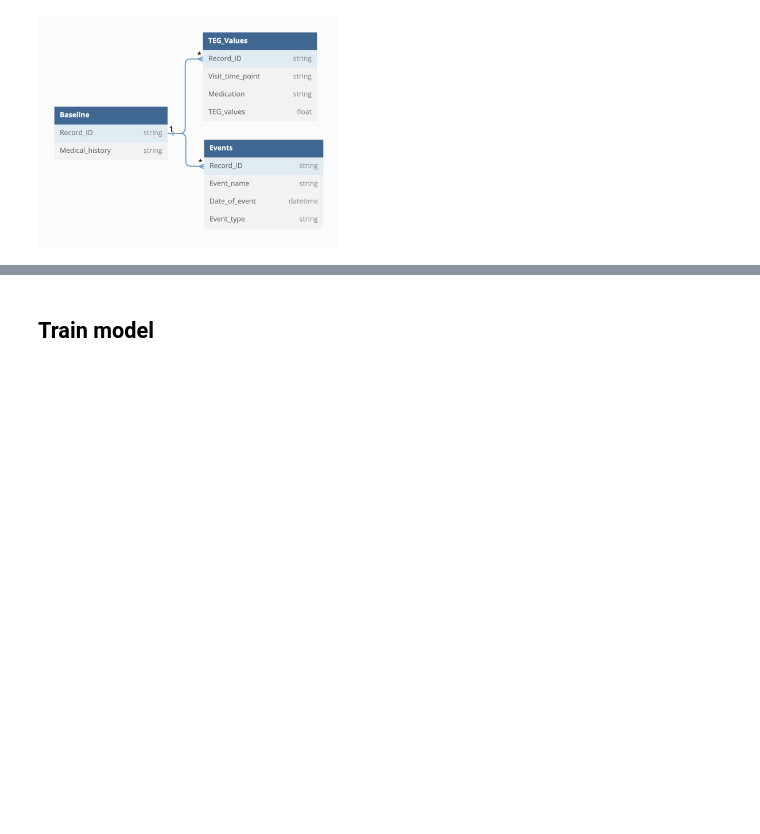
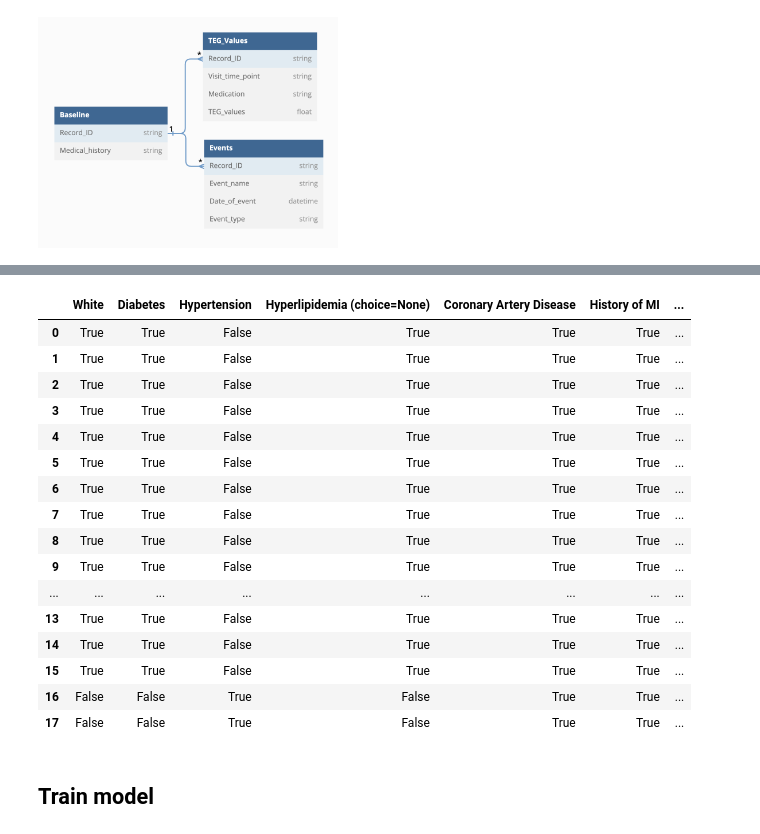
Before and after one commit to kstack21/CapstoneC2023, a Jupyter notebook: steps.ipynb, the cells around one changed output, grey strips where cells are left out. Saved outputs shown, nothing was run; the diff lists cells and outputs as text; code cells hidden in the pictures; blank space fills up the shorter version.

```diff
--- a/steps.ipynb
+++ b/steps.ipynb
@@ -89,0 +76,5 @@ merged_df
+# %%
+# Count the number of events for each 'Record_ID' in events_df
+event_counts = events_df['Record ID'].value_counts().reset_index()
+event_counts.columns = ['Record ID', 'Events']
+event_counts
@@ -90,17 +99,6 @@ merged_df
 # %%
-# Assuming your dataframes are named 'baseline_df', 'tegValues_df', and 'events_df'
-# Merge baseline_df and tegValues_df based on 'Record_ID'
-merged_df = tegValues_df.merge(baseline_df[['Record_ID', 'comorbidities']], on='Record_ID', how='left')
-
-# Count the number of events for each 'Record_ID' in events_df
-event_counts = events_df['Record_ID'].value_counts().reset_index()
-event_counts.columns = ['Record_ID', 'event_count']
-
 # Merge the event counts with the merged_df
-merged_df = merged_df.merge(event_counts, on='Record_ID', how='left')
-
+merged_df = merged_df.merge(event_counts, on='Record ID', how='left')
 # Fill NaN values in the 'event_count' column with 0
-merged_df['event_count'].fillna(0, inplace=True)
-
-# Display the resulting dataframe
-print(merged_df)
+merged_df['Events'].fillna(0, inplace=True)
+merged_df
@@ -106,0 +171,10 @@ print(merged_df)
+# %%
+# Clean df in new copy
+clean_df = merged_df.copy()
+# %%
+# Create the 'Is Male' column based on the 'sex' column
+clean_df['Is Male'] = (clean_df['Sex'] == 'Male').astype(bool)
+
+# Drop the old 'sex' column
+clean_df.drop('Sex', axis=1, inplace=True)
+clean_df['Is Male']
@@ -106,0 +194,29 @@ print(merged_df)
+# %%
+# Change numbered columns to booleans
+columns_to_convert = ['White', 'Diabetes', 'Hypertension', 'Hyperlipidemia (choice=None)', 'Coronary Artery Disease', 'History of MI',
+                      'Functional impairment', 'Does Subject Currently have cancer?', 'Past hx of cancer', 'Hx of  DVT', 'Hx of stroke',
+                      'Hx of pulmonary embolism', 'Does the patient have a history of solid organ transplant?',
+                      'Has subject had previous intervention of the index limb?', 'Previous occluded stents','Cilostazol within 7 days']
+
+for column in columns_to_convert:
+    clean_df[column] = clean_df[column].astype(bool)
+
+clean_df[columns_to_convert].head(18)
+# %% [output]
+|  | White | Diabetes | Hypertension | Hyperlipidemia (choice=None) | Coronary Artery Disease | History of MI | ... |
+| 0 | True | True | False | True | True | True | ... |
+| 1 | True | True | False | True | True | True | ... |
+| 2 | True | True | False | True | True | True | ... |
+| 3 | True | True | False | True | True | True | ... |
+| 4 | True | True | False | True | True | True | ... |
+| 5 | True | True | False | True | True | True | ... |
+| 6 | True | True | False | True | True | True | ... |
+| 7 | True | True | False | True | True | True | ... |
+| 8 | True | True | False | True | True | True | ... |
+| 9 | True | True | False | True | True | True | ... |
+| ... | ... | ... | ... | ... | ... | ... | ... |
+| 13 | True | True | False | True | True | True | ... |
+| 14 | True | True | False | True | True | True | ... |
+| 15 | True | True | False | True | True | True | ... |
+| 16 | False | False | True | False | True | True | ... |
+| 17 | False | False | True | False | True | True | ... |
```
Also changed, not shown: parts of 14 cells of this notebook, 5 other files.
